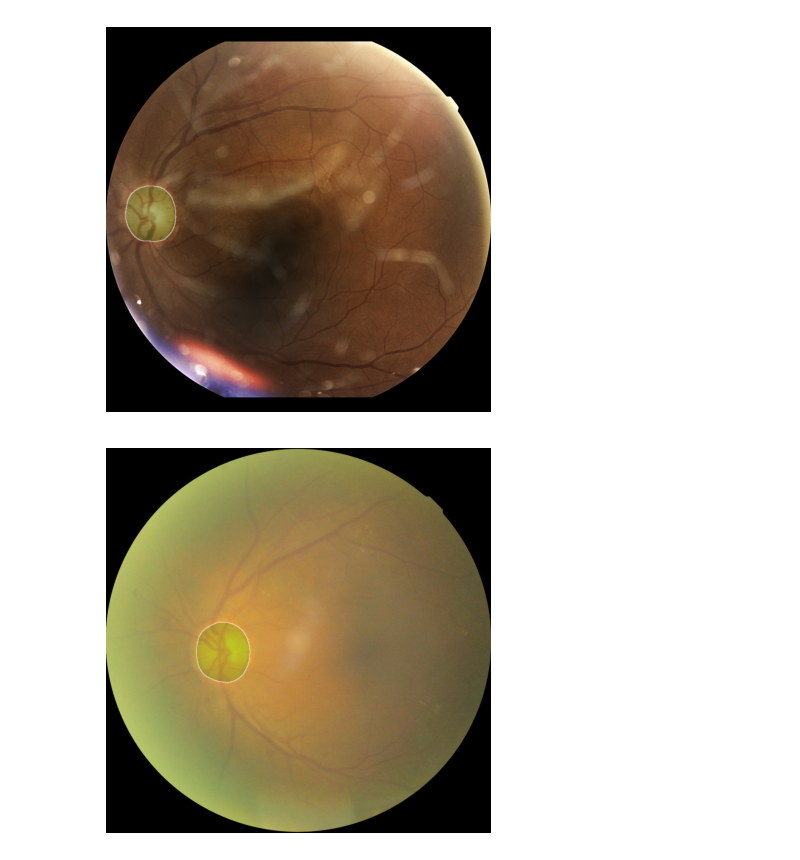
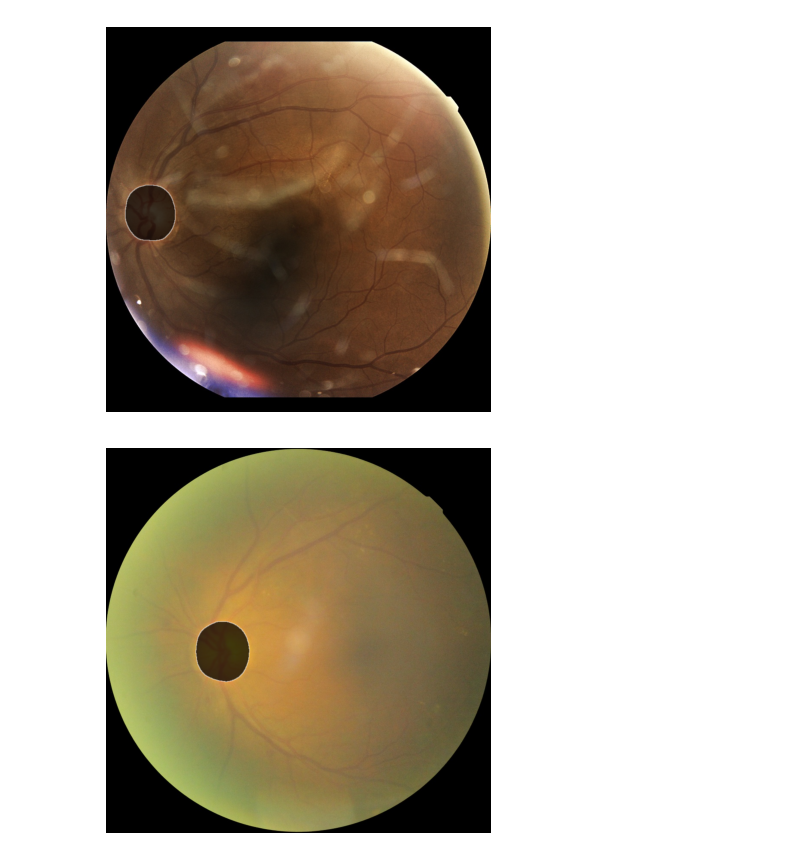
Before and after one commit to ClementPla/fundus-odmac-toolkit, a Jupyter notebook: notebooks/test_models.ipynb, the cells around one changed output. Saved outputs shown, nothing was run; the diff lists cells and outputs as text; code cells hidden in the pictures.

```diff
--- a/notebooks/test_models.ipynb
+++ b/notebooks/test_models.ipynb
@@ -19,17 +26,24 @@ unet maxvit_small_tf_512  (1 variants)
 # %%
-
 paths = [
-         '/home/clement/Documents/data/retinal-lesions-v20191227/images_896x896/18740_right.jpg',
-         '/home/clement/Documents/data/retinal-lesions-v20191227/images_896x896/20469_left.jpg',
-         '/home/clement/Documents/data/retinal-lesions-v20191227/images_896x896/23668_left.jpg',
-         '/home/clement/Documents/data/retinal-lesions-v20191227/images_896x896/21513_left.jpg',
-         '/home/clement/Documents/data/retinal-lesions-v20191227/images_896x896/17004_left.jpg',]
+    "/home/clement/Documents/data/retinal-lesions-v20191227/images_896x896/18740_right.jpg",
+    "/home/clement/Documents/data/retinal-lesions-v20191227/images_896x896/20469_left.jpg",
+    "/home/clement/Documents/data/retinal-lesions-v20191227/images_896x896/23668_left.jpg",
+    "/home/clement/Documents/data/retinal-lesions-v20191227/images_896x896/21513_left.jpg",
+    "/home/clement/Documents/data/retinal-lesions-v20191227/images_896x896/17004_left.jpg",
+]
 
 
 for p in paths:
     image = open_image(p)
-    pred = segment(image, image_resolution=512, arch='unet', encoder='maxvit_small_tf_512', use_tta=True)
-    plot_image_and_mask(image, pred.argmax(0), kernel_size=3, border_alpha=0.5, alpha=0.25,
-                        figsize=(5,5),
-                        colors=['black', 'green', 'blue'], num_classes=3)
+    pred = segment(image, image_resolution=512, arch="unet", encoder="maxvit_small_tf_512", use_tta=True)
+    plot_image_and_mask(
+        image,
+        pred.argmax(0),
+        border_width=3,
+        border_alpha=0.5,
+        alpha=1.0,
+        figsize=(5, 5),
+        colors=["black", "green", "blue"],
+        num_classes=3,
+    )
 # %% [output]
@@ -39,2 +53,2 @@ for p in paths:
-[figure, old version]
+[figure, new version]
-[figure, old version]
+[figure, new version]
```
Also changed, not shown: parts of 3 cells of this notebook, 1 other file.
